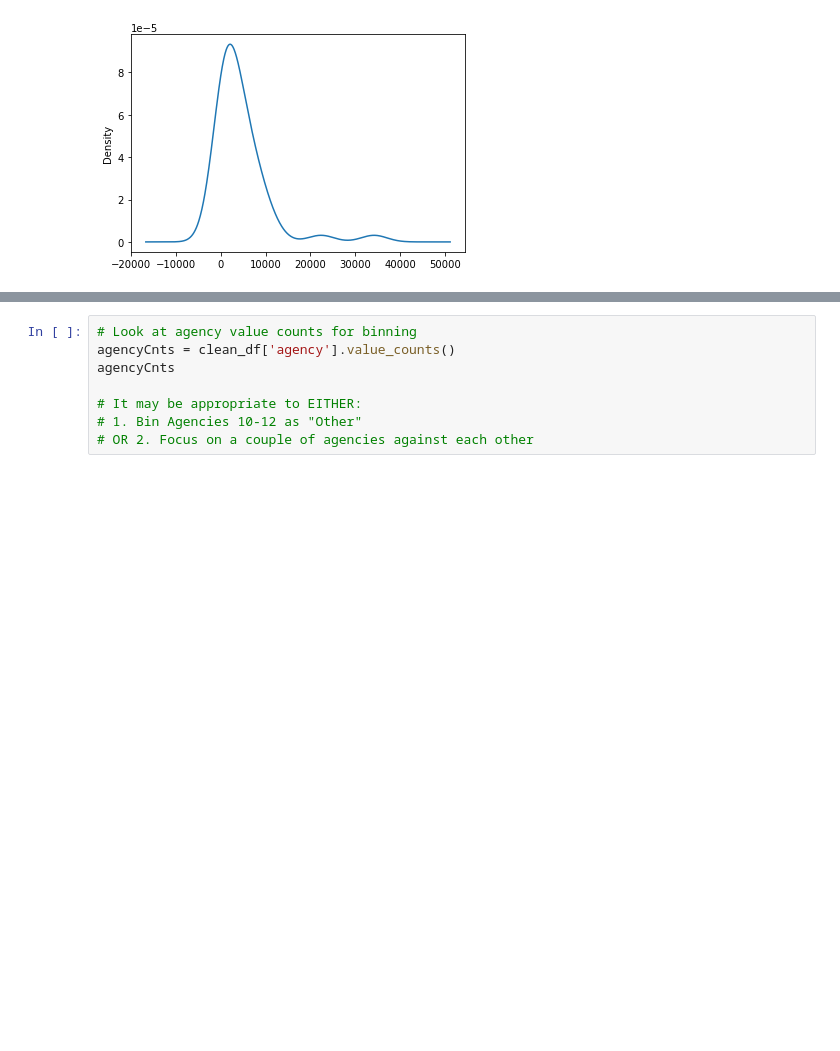
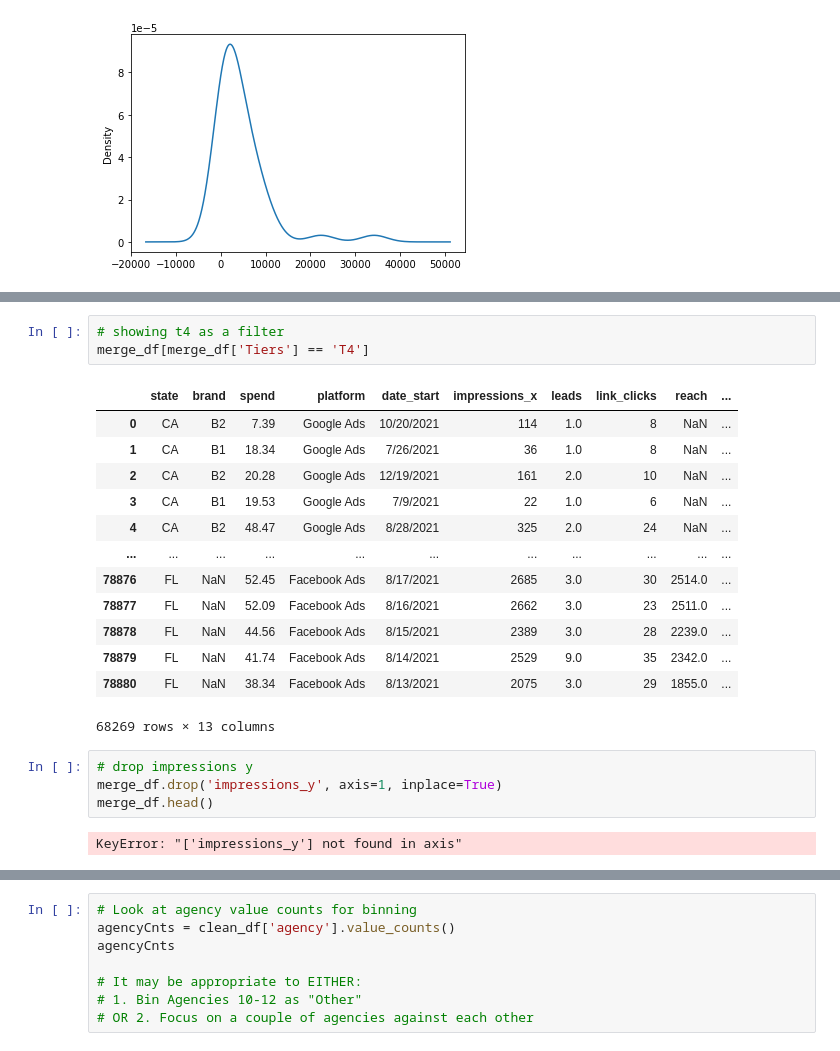
Before and after one commit to marielakinn/Social_media, a Jupyter notebook: nnML_StandIn.ipynb, the cells around one changed output, grey strips where cells are left out. Drawn from its saved outputs; the diff is of its cells as text; blank space fills up the shorter version.

```diff
--- a/nnML_StandIn.ipynb
+++ b/nnML_StandIn.ipynb
@@ -257,0 +308,23 @@ Name: state, dtype: int64
+# %%
+# showing t4 as a filter
+merge_df[merge_df['Tiers'] == 'T4']
+# %% [output]
+|  | state | brand | spend | platform | date_start | impressions_x | leads | link_clicks | reach | ... |
+| 0 | CA | B2 | 7.39 | Google Ads | 10/20/2021 | 114 | 1.0 | 8 | NaN | ... |
+| 1 | CA | B1 | 18.34 | Google Ads | 7/26/2021 | 36 | 1.0 | 8 | NaN | ... |
+| 2 | CA | B2 | 20.28 | Google Ads | 12/19/2021 | 161 | 2.0 | 10 | NaN | ... |
+| 3 | CA | B1 | 19.53 | Google Ads | 7/9/2021 | 22 | 1.0 | 6 | NaN | ... |
+| 4 | CA | B2 | 48.47 | Google Ads | 8/28/2021 | 325 | 2.0 | 24 | NaN | ... |
+| ... | ... | ... | ... | ... | ... | ... | ... | ... | ... | ... |
+| 78876 | FL | NaN | 52.45 | Facebook Ads | 8/17/2021 | 2685 | 3.0 | 30 | 2514.0 | ... |
+| 78877 | FL | NaN | 52.09 | Facebook Ads | 8/16/2021 | 2662 | 3.0 | 23 | 2511.0 | ... |
+| 78878 | FL | NaN | 44.56 | Facebook Ads | 8/15/2021 | 2389 | 3.0 | 28 | 2239.0 | ... |
+| 78879 | FL | NaN | 41.74 | Facebook Ads | 8/14/2021 | 2529 | 9.0 | 35 | 2342.0 | ... |
+| 78880 | FL | NaN | 38.34 | Facebook Ads | 8/13/2021 | 2075 | 3.0 | 29 | 1855.0 | ... |
+68269 rows × 13 columns
+# %%
+# drop impressions y
+merge_df.drop('impressions_y', axis=1, inplace=True)
+merge_df.head()
+# %% [output]
+KeyError: "['impressions_y'] not found in axis"
```
Also changed, not shown: parts of 14 cells of this notebook.
